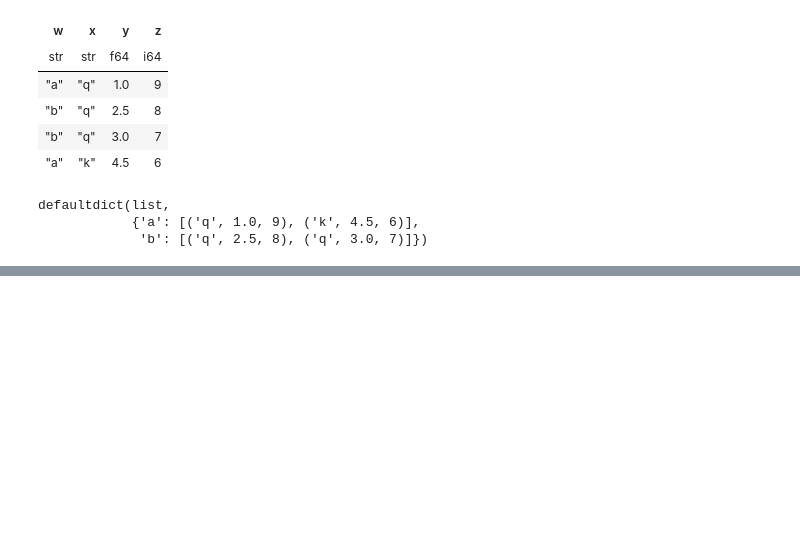
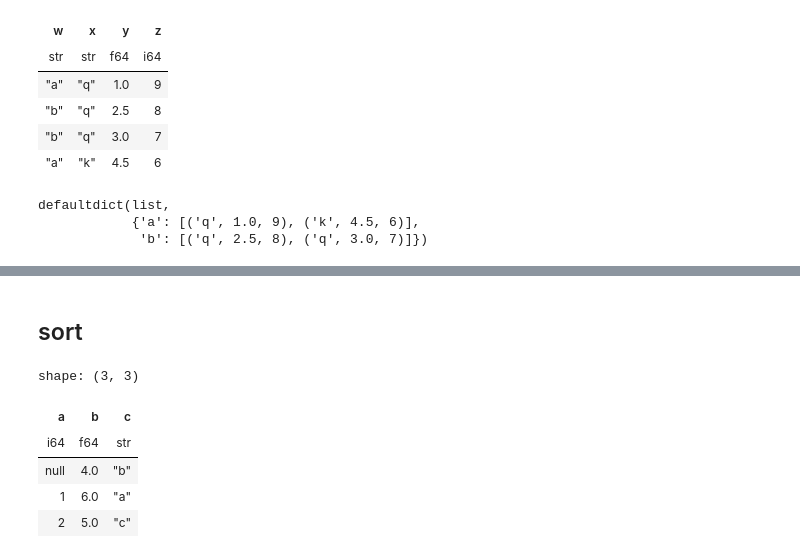
Before and after one commit to ferrandonea/polars_tut, a Jupyter notebook: DataFramePropAndMethods.ipynb, the cells around one changed output, grey strips where cells are left out. Cells and saved outputs as stored; diff of their text form; code cells hidden in the pictures; blank space fills up the shorter version.

```diff
--- a/DataFramePropAndMethods.ipynb
+++ b/DataFramePropAndMethods.ipynb
@@ -2710,0 +2887,18 @@ defaultdict(list,
+# %% [markdown]
+## sort
+# %%
+df = pl.DataFrame(
+    {
+        "a": [1, 2, None],
+        "b": [6.0, 5.0, 4.0],
+        "c": ["a", "c", "b"],
+    }
+)
+df.sort("a")
+# %% [output]
+shape: (3, 3)
+| a | b | c |
+| i64 | f64 | str |
+| null | 4.0 | "b" |
+| 1 | 6.0 | "a" |
+| 2 | 5.0 | "c" |
```
Also changed, not shown: parts of 30 cells of this notebook.
